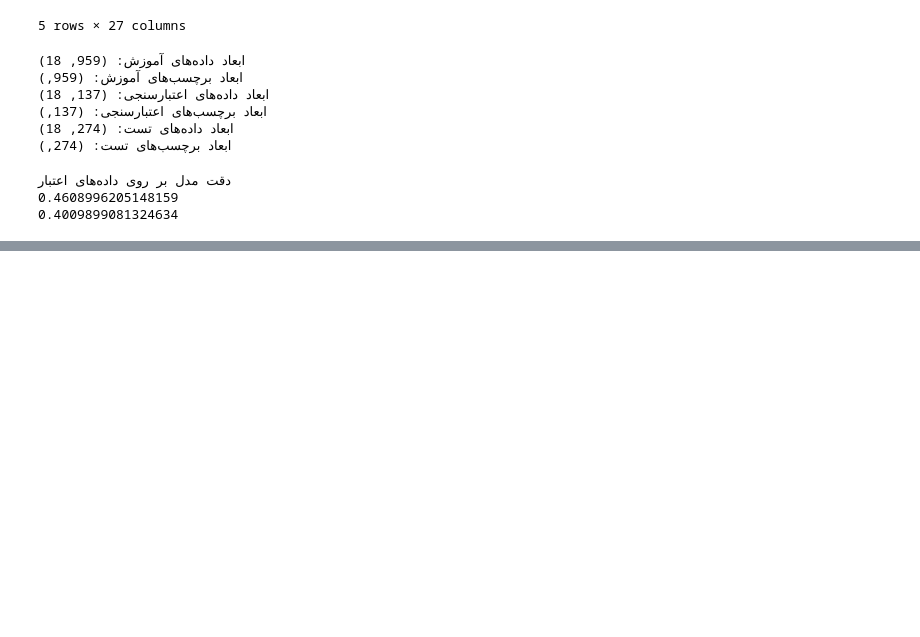
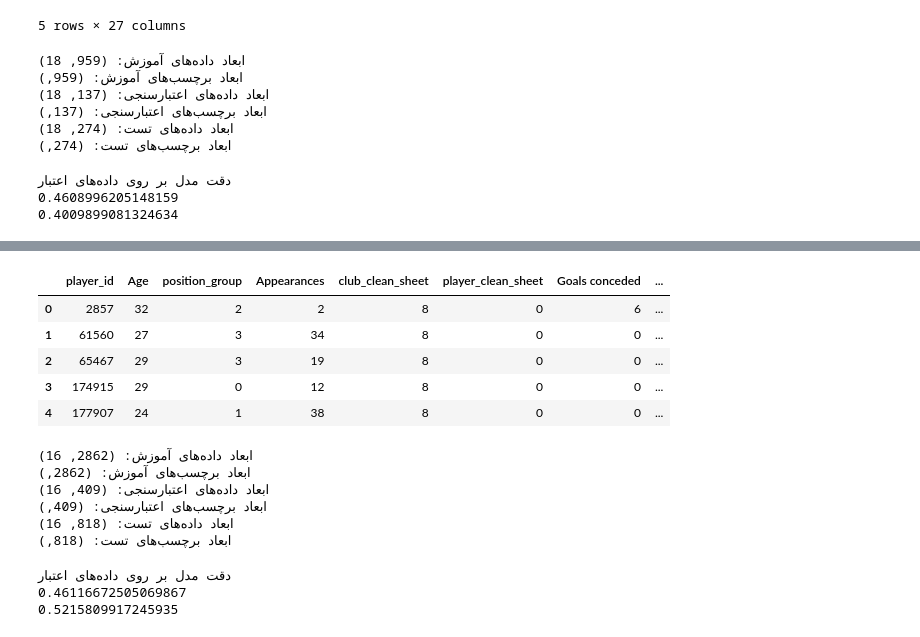
Before and after one commit to MHBehroozi/Transfermarkt, a Jupyter notebook: ML Part 1/Untitled.ipynb, the cells around one changed output, grey strips where cells are left out. Saved outputs shown, nothing was run; the diff lists cells and outputs as text; code cells hidden in the pictures; blank space fills up the shorter version.

```diff
--- a/ML Part 1/Untitled.ipynb
+++ b/ML Part 1/Untitled.ipynb
@@ -136,0 +171,59 @@ print(test_accuracy)
+# %%
+X = df.drop(['market_value', 'Competition','Unnamed: 0', 'season','New_season','Club', 'club_id', 'Substitutions on', 'Substitutions on', 'Yellow cards', 'Penalty goals', 'Squad'], axis=1)
+y = df['market_value']
+# %%
+X.head()
+# %% [output]
+|  | player_id | Age | position_group | Appearances | club_clean_sheet | player_clean_sheet | Goals conceded | ... |
+| 0 | 2857 | 32 | 2 | 2 | 8 | 0 | 6 | ... |
+| 1 | 61560 | 27 | 3 | 34 | 8 | 0 | 0 | ... |
+| 2 | 65467 | 29 | 3 | 19 | 8 | 0 | 0 | ... |
+| 3 | 174915 | 29 | 0 | 12 | 8 | 0 | 0 | ... |
+| 4 | 177907 | 24 | 1 | 38 | 8 | 0 | 0 | ... |
+# %%
+# فرض میکنیم داده‌ها را در متغیرهای 'data' و برچسب‌ها را در متغیرهای 'labels' دارید
+# تقسیم داده‌ها به دو بخش اصلی آموزش و تست
+train_data, test_data, train_labels, test_labels = train_test_split(X, y, test_size=0.2, random_state=42)
+
+# تقسیم داده‌های آموزشی به دو بخش آموزش و اعتبارسنجی
+train_data, val_data, train_labels, val_labels = train_test_split(train_data, train_labels, test_size=0.125, random_state=42)
+
+# چاپ ابعاد مجموعه داده‌های حاصل
+print("ابعاد داده‌های آموزش:", train_data.shape)
+print("ابعاد برچسب‌های آموزش:", train_labels.shape)
+print("ابعاد داده‌های اعتبارسنجی:", val_data.shape)
+print("ابعاد برچسب‌های اعتبارسنجی:", val_labels.shape)
+print("ابعاد داده‌های تست:", test_data.shape)
+print("ابعاد برچسب‌های تست:", test_labels.shape)
+# %% [output]
+ابعاد داده‌های آموزش: (2862, 16)
+ابعاد برچسب‌های آموزش: (2862,)
+ابعاد داده‌های اعتبارسنجی: (409, 16)
+ابعاد برچسب‌های اعتبارسنجی: (409,)
+ابعاد داده‌های تست: (818, 16)
+ابعاد برچسب‌های تست: (818,)
+# %%
+# ایجاد شیء مدل رگرسیون خطی
+model = LinearRegression()
+
+# آموزش مدل با داده‌های آموزش
+model.fit(train_data, train_labels)
+
+# پیش‌بینی برچسب‌ها برای داده‌های اعتبارسنجی
+val_predictions = model.predict(val_data)
+
+# پیش‌بینی برچسب‌ها برای داده‌های تست
+test_predictions = model.predict(test_data)
+
+# محاسبه دقت مدل بر روی داده‌های اعتبارسنجی و تست (مثال: ضریب تعیین)
+val_accuracy = model.score(val_data, val_labels)
+test_accuracy = model.score(test_data, test_labels)
+
+# چاپ دقت مدل
+print("دقت مدل بر روی داده‌های اعتبار")
+print(val_accuracy)
+print(test_accuracy)
+# %% [output]
+دقت مدل بر روی داده‌های اعتبار
+0.46116672505069867
+0.5215809917245935
```
Also changed, not shown: parts of 10 cells of this notebook, 4 other files.
